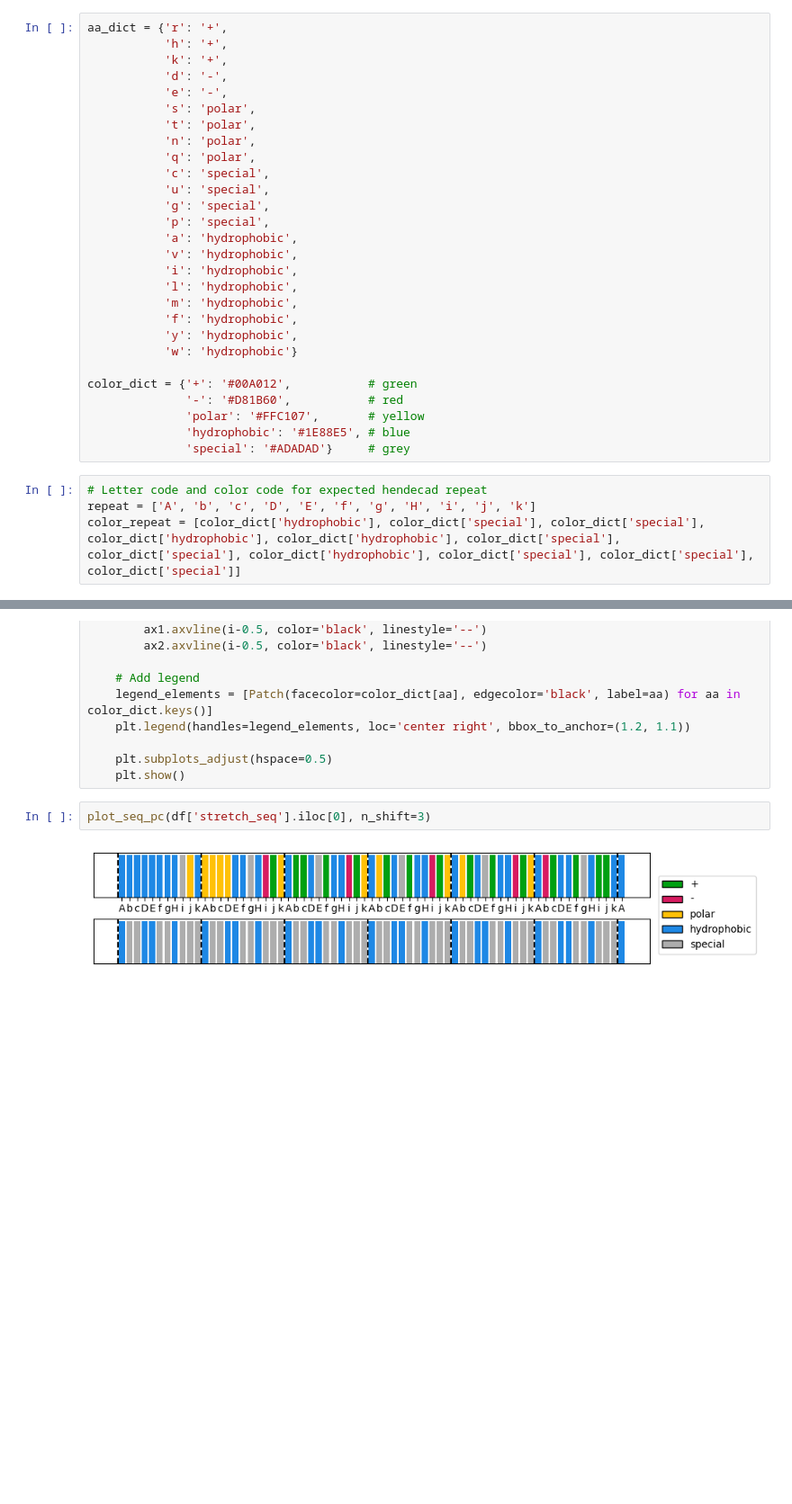
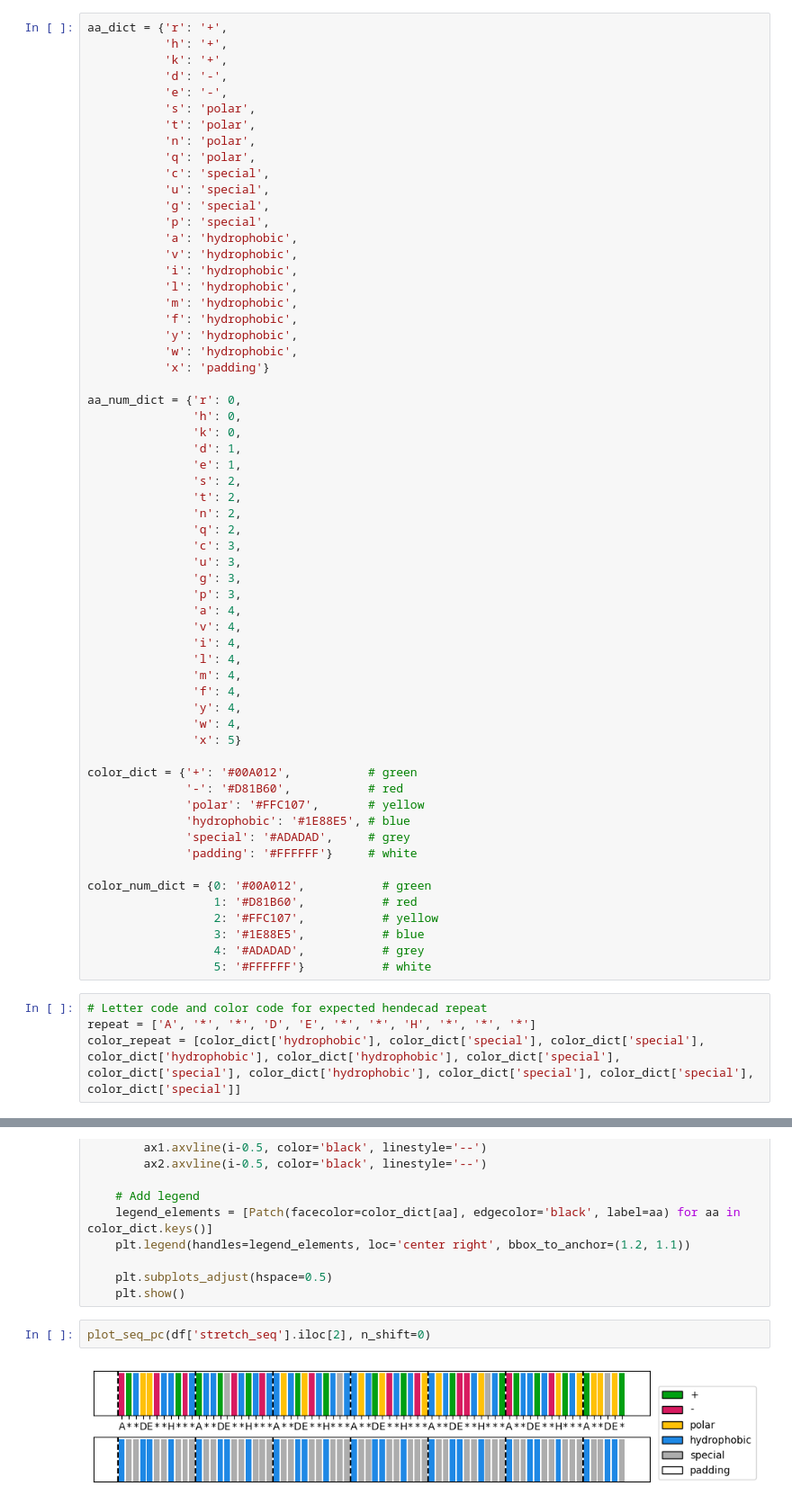
Before and after one commit to donEnno/hendecads, a Jupyter notebook: seq_analysis/seq_analysis.ipynb, the cells around one changed output, grey strips where cells are left out. Shown at 90% size. Drawn from its saved outputs; the diff is of its cells as text; blank space fills up the shorter version.

Commit message:
New sequence plotting function

```diff
--- a/seq_analysis/seq_analysis.ipynb
+++ b/seq_analysis/seq_analysis.ipynb
@@ -48,16 +48,48 @@ aa_dict = {'r': '+',
            'm': 'hydrophobic',
            'f': 'hydrophobic',
            'y': 'hydrophobic',
-           'w': 'hydrophobic'}
+           'w': 'hydrophobic',
+           'x': 'padding'}
+
+aa_num_dict = {'r': 0,
+               'h': 0,
+               'k': 0,
+               'd': 1,
+               'e': 1,
+               's': 2,
+               't': 2,
+               'n': 2,
+               'q': 2,
+               'c': 3,
+               'u': 3,
+               'g': 3,
+               'p': 3,
+               'a': 4,
+               'v': 4,
+               'i': 4,
+               'l': 4,
+               'm': 4,
+               'f': 4,
+               'y': 4,
+               'w': 4,
+               'x': 5}
 
 color_dict = {'+': '#00A012',           # green
               '-': '#D81B60',           # red
               'polar': '#FFC107',       # yellow
               'hydrophobic': '#1E88E5', # blue
-              'special': '#ADADAD'}     # grey
+              'special': '#ADADAD',     # grey
+              'padding': '#FFFFFF'}     # white
+
+color_num_dict = {0: '#00A012',           # green
+                  1: '#D81B60',           # red
+                  2: '#FFC107',           # yellow
+                  3: '#1E88E5',           # blue
+                  4: '#ADADAD',           # grey
+                  5: '#FFFFFF'}           # white
 # %%
 # Letter code and color code for expected hendecad repeat
-repeat = ['A', 'b', 'c', 'D', 'E', 'f', 'g', 'H', 'i', 'j', 'k']
+repeat = ['A', '*', '*', 'D', 'E', '*', '*', 'H', '*', '*', '*']
 color_repeat = [color_dict['hydrophobic'], color_dict['special'], color_dict['special'], color_dict['hydrophobic'], color_dict['hydrophobic'], color_dict['special'], color_dict['special'], color_dict['hydrophobic'], color_dict['special'], color_dict['special'], color_dict['special']]
 # %%
 def plot_seq_pc(seq, n_shift=0):
@@ -92,6 +124,6 @@ def plot_seq_pc(seq, n_shift=0):
     plt.subplots_adjust(hspace=0.5)
     plt.show()
 # %%
-plot_seq_pc(df['stretch_seq'].iloc[0], n_shift=3)
+plot_seq_pc(df['stretch_seq'].iloc[2], n_shift=0)
 # %% [output]
-[figure, old version]
+[figure, new version]
```
Also changed, not shown: parts of 6 cells of this notebook.
